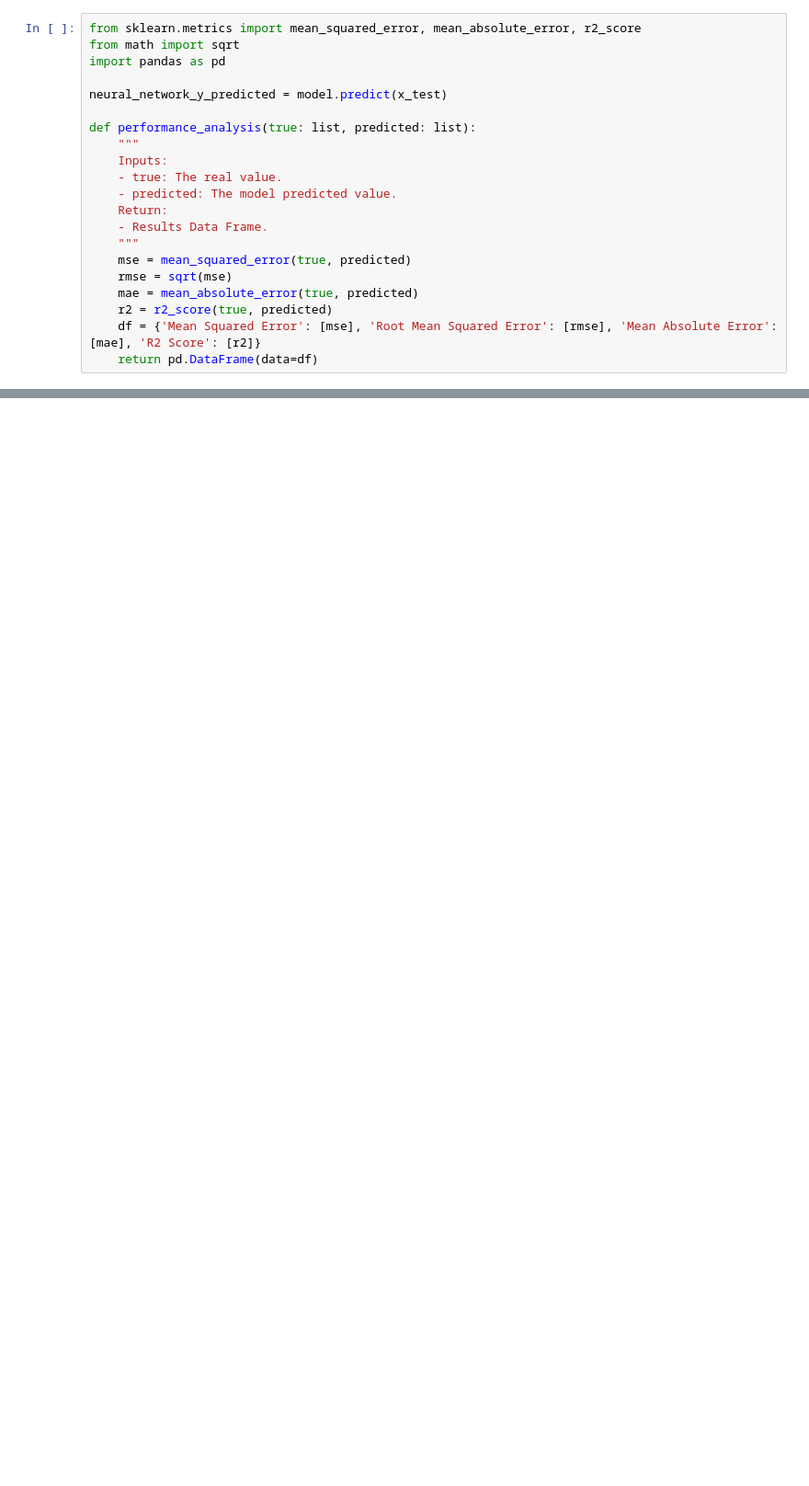
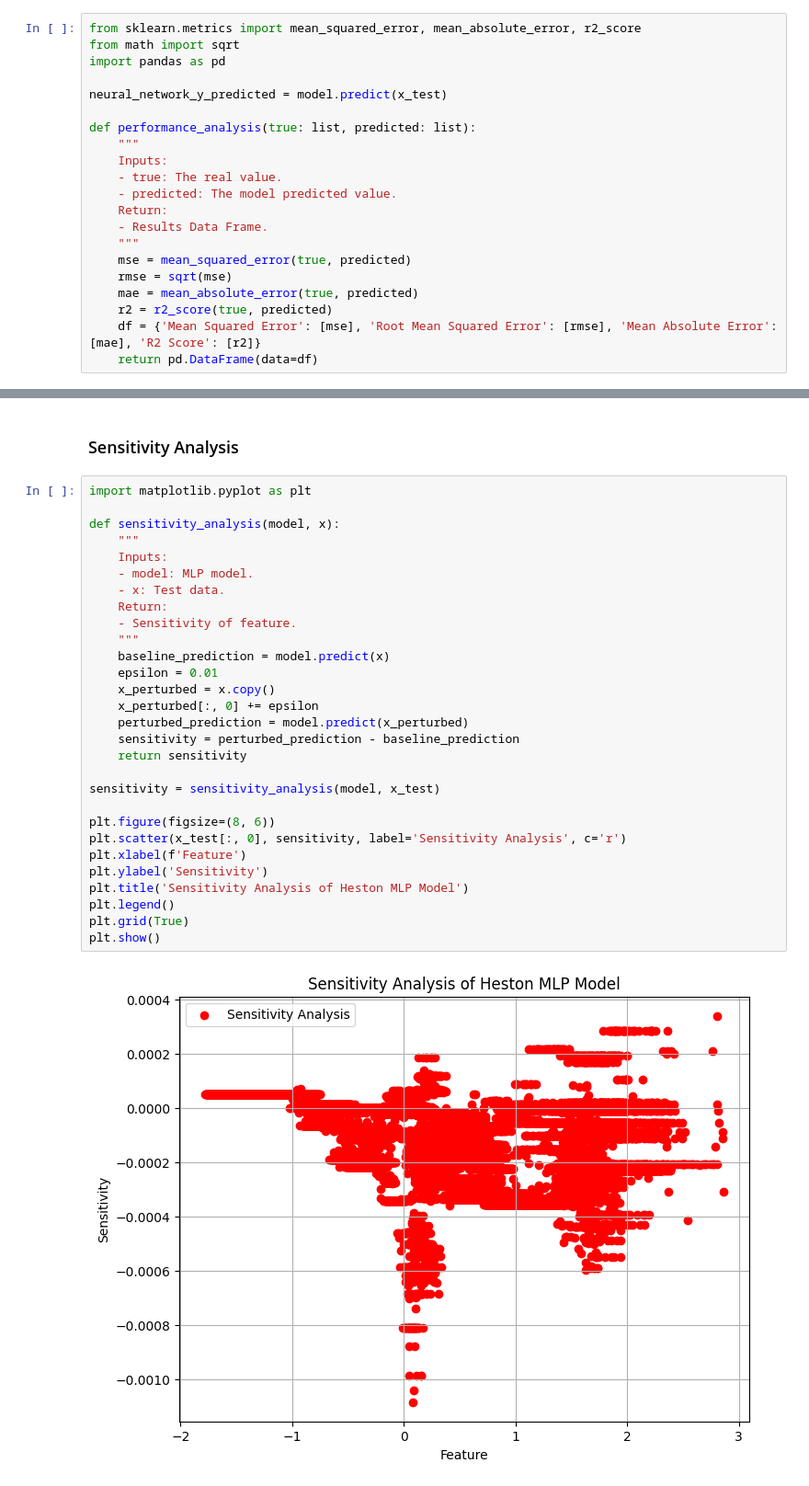
Before and after one commit to harvey-allen/option-pricing-and-stochastic-volatility, a Jupyter notebook: heston_neural_network.ipynb, the cells around one changed output, grey strips where cells are left out. Shown at 92% size. Drawn from its saved outputs; the diff is of its cells as text; blank space fills up the shorter version.

```diff
--- a/heston_neural_network.ipynb
+++ b/heston_neural_network.ipynb
@@ -214,0 +258,33 @@ print(performance_analysis(y_test, neural_network_y_predicted))
+# %% [markdown]
+### Sensitivity Analysis
+# %%
+import matplotlib.pyplot as plt
+
+def sensitivity_analysis(model, x):
+    """
+    Inputs:
+    - model: MLP model.
+    - x: Test data.
+    Return:
+    - Sensitivity of feature.
+    """
+    baseline_prediction = model.predict(x)
+    epsilon = 0.01
+    x_perturbed = x.copy()
+    x_perturbed[:, 0] += epsilon
+    perturbed_prediction = model.predict(x_perturbed)
+    sensitivity = perturbed_prediction - baseline_prediction
+    return sensitivity
+
+sensitivity = sensitivity_analysis(model, x_test)
+
+plt.figure(figsize=(8, 6))
+plt.scatter(x_test[:, 0], sensitivity, label='Sensitivity Analysis', c='r')
+plt.xlabel(f'Feature')
+plt.ylabel('Sensitivity')
+plt.title('Sensitivity Analysis of Heston MLP Model')
+plt.legend()
+plt.grid(True)
+plt.show()
+# %% [output]
+[figure, added]
```
Also changed, not shown: parts of 24 cells of this notebook.
